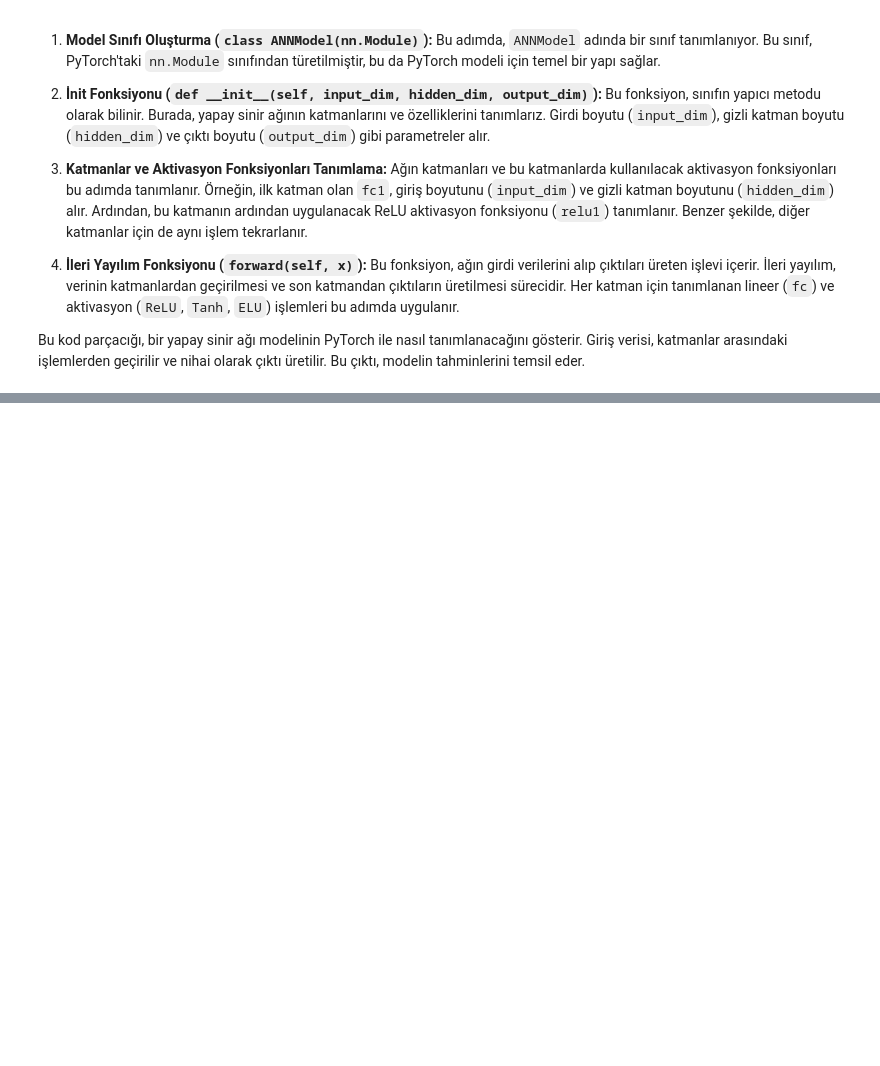
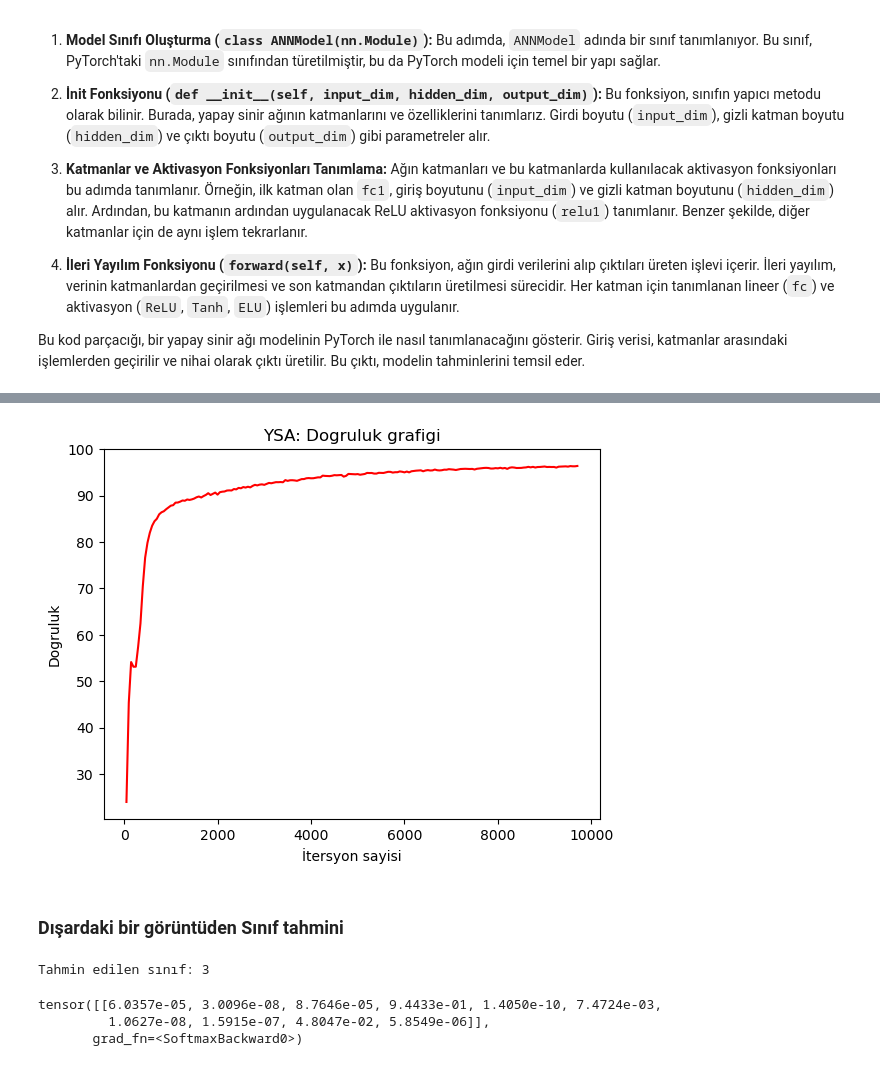
Before and after one commit to k-celal/pytorch-for-deep-learning, a Jupyter notebook: artifical_neural_network_with_pytorch.ipynb, the cells around one changed output, grey strips where cells are left out. Saved outputs shown, nothing was run; the diff lists cells and outputs as text; code cells hidden in the pictures; blank space fills up the shorter version.

Commit message:
[feat]model trial

```diff
--- a/artifical_neural_network_with_pytorch.ipynb
+++ b/artifical_neural_network_with_pytorch.ipynb
@@ -222,6 +252,46 @@ plt.show()
 # %%
 plt.plot(iteration_list,accuracy_list,color = "red")
-plt.xlabel("Number of iteration")
-plt.ylabel("Accuracy")
-plt.title("ANN: Accuracy vs Number of iteration")
+plt.xlabel("İtersyon sayisi")
+plt.ylabel("Dogruluk")
+plt.title("YSA: Dogruluk grafigi")
 plt.show()
+# %% [output]
+[figure, added]
+# %% [markdown]
+### Dışardaki bir görüntüden Sınıf tahmini
+# %%
+
+from PIL import Image
+import torchvision.transforms as transforms
+import torch.nn.functional as F
+
+image_path = "img/2.jpg"
+image = Image.open(image_path)
+
+preprocess = transforms.Compose([
+    transforms.Resize((28, 28)),
+    transforms.Grayscale(),  # Resmi siyah beyaza dönüştürme
+    transforms.ToTensor(),   # Görüntüyü tensöre dönüştürme ve normalizasyon
+])
+image = preprocess(image)
+
+image = image.view(-1, 28*28)
+
+# Görüntüyü modele verme
+output = model(image)
+
+# Tahminleri almak için softmax kullanma
+probabilities = F.softmax(output, dim=1)
+
+# En yüksek olasılığa sahip sınıfı belirleme
+predicted_class = torch.argmax(probabilities)
+
+print("Tahmin edilen sınıf:", predicted_class.item())
+# %% [output]
+Tahmin edilen sınıf: 3
+# %%
+probabilities
+# %% [output]
+tensor([[6.0357e-05, 3.0096e-08, 8.7646e-05, 9.4433e-01, 1.4050e-10, 7.4724e-03,
+         1.0627e-08, 1.5915e-07, 4.8047e-02, 5.8549e-06]],
+       grad_fn=<SoftmaxBackward0>)
```
Also changed, not shown: parts of 13 cells of this notebook.
